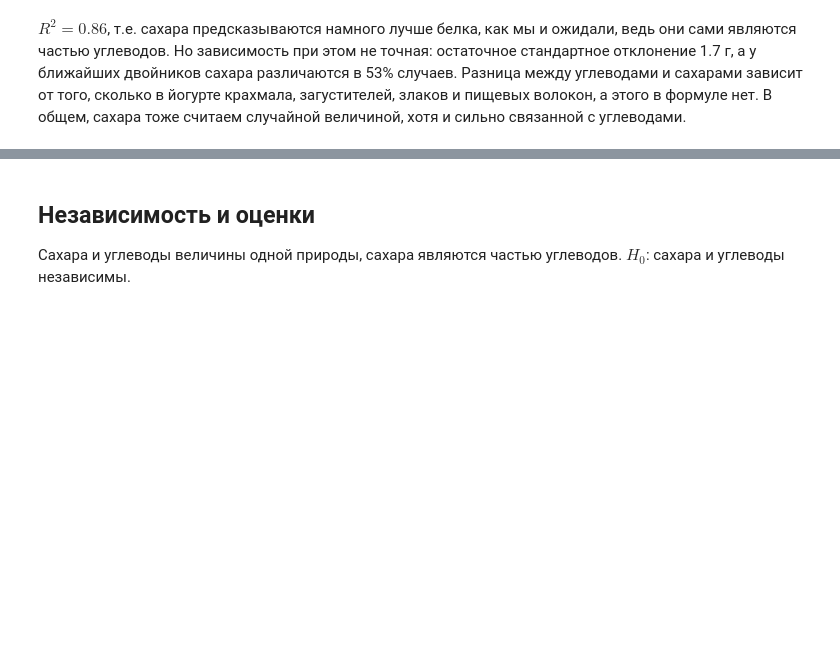
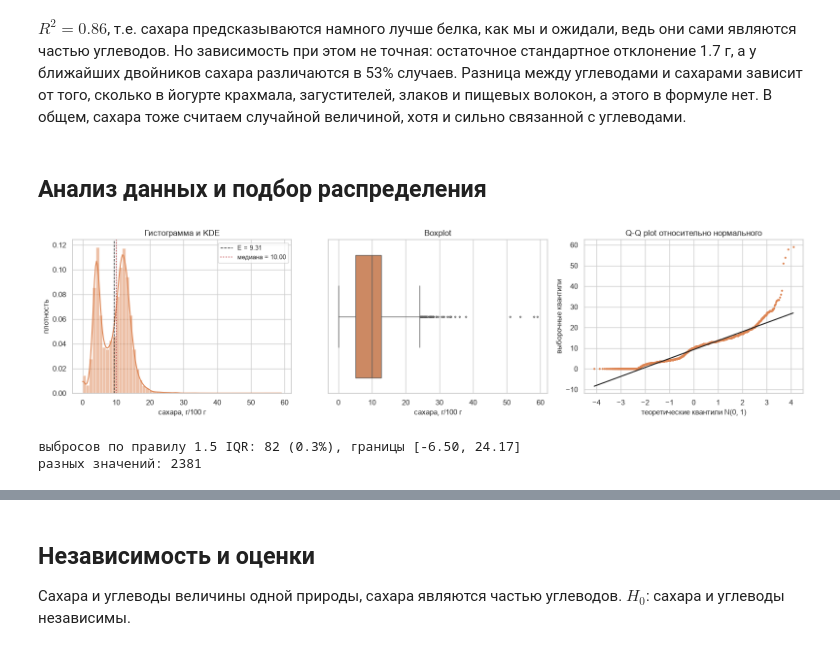
Before and after one commit to zenaseraga-star/stat_lab1, a Jupyter notebook: Lab01.ipynb, the cells around one changed output, grey strips where cells are left out. Cells and saved outputs as stored; diff of their text form; code cells hidden in the pictures; blank space fills up the shorter version.

```diff
--- a/Lab01.ipynb
+++ b/Lab01.ipynb
@@ -395,2 +462,15 @@ pd.Series(rand_s).round(3)
 # %% [markdown]
 $R^2 = 0.86$, т.е. сахара предсказываются намного лучше белка, как мы и ожидали, ведь они сами являются частью углеводов. Но зависимость при этом не точная: остаточное стандартное отклонение 1.7 г, а у ближайших двойников сахара различаются в 53% случаев. Разница между углеводами и сахарами зависит от того, сколько в йогурте крахмала, загустителей, злаков и пищевых волокон, а этого в формуле нет. В общем, сахара тоже считаем случайной величиной, хотя и сильно связанной с углеводами.
+# %% [markdown]
+<a id="rv02-eda"></a>
+## Анализ данных и подбор распределения
+# %%
+x = yog['sugars_100g']
+lu.eda_plots(x, 'sugars_100g')
+out, low, high = lu.outliers_iqr(x)
+print(f'выбросов по правилу 1.5 IQR: {len(out)} ({len(out) / len(x) * 100:.1f}%), границы [{low:.2f}, {high:.2f}]')
+print('разных значений:', x.nunique())
+# %% [output]
+[figure, added]
+выбросов по правилу 1.5 IQR: 82 (0.3%), границы [-6.50, 24.17]
+разных значений: 2381
```
Also changed, not shown: parts of 27 cells of this notebook.
